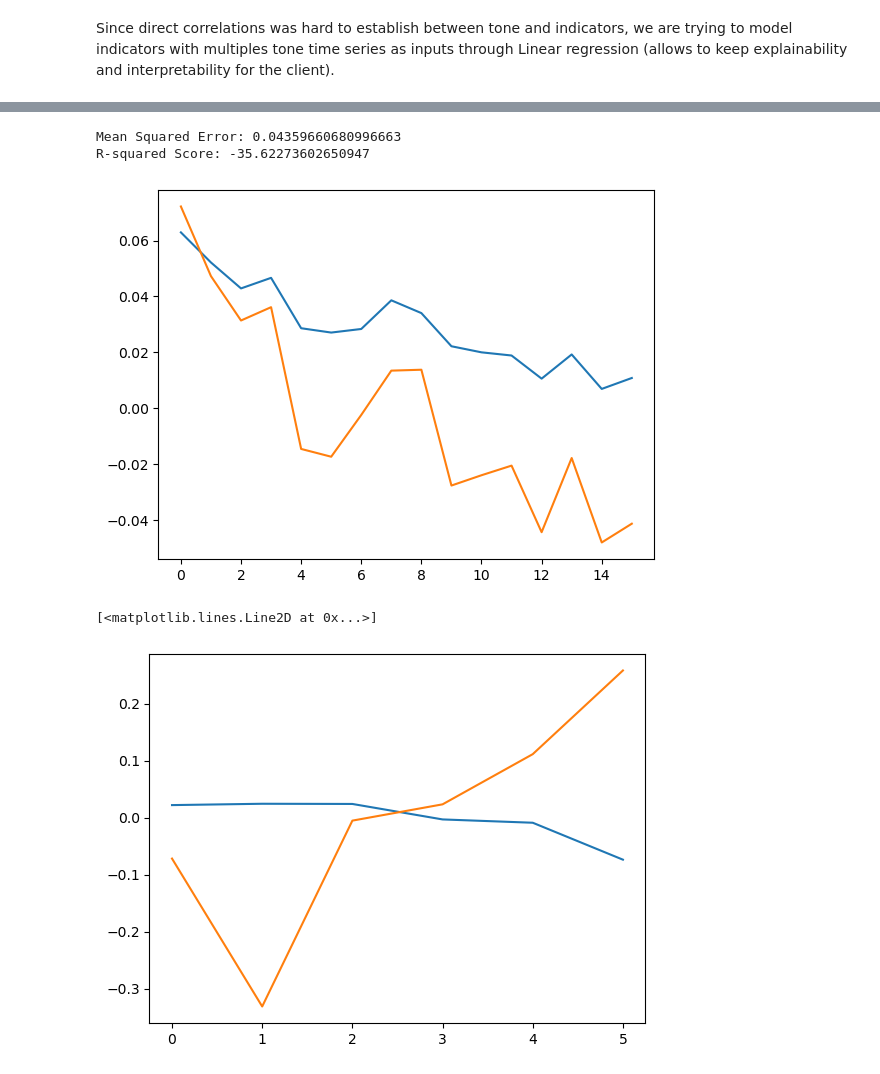
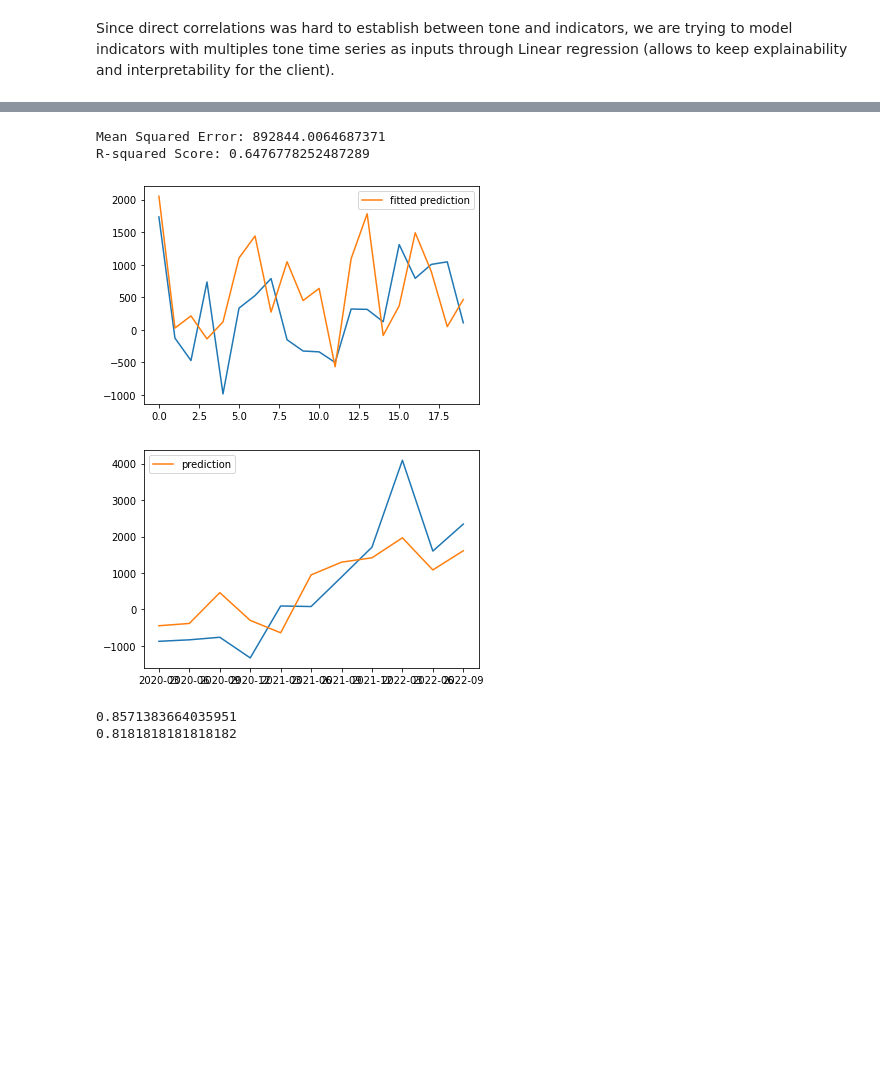
Before and after one commit to amaurycor/CRP_Egyptian_Economy, a Jupyter notebook: run_pipeline.ipynb, the cells around one changed output, grey strips where cells are left out. Saved outputs shown, nothing was run; the diff lists cells and outputs as text; code cells hidden in the pictures; blank space fills up the shorter version.

```diff
--- a/run_pipeline.ipynb
+++ b/run_pipeline.ipynb
@@ -67,11 +85,12 @@ Name: cleaned_themes, dtype: int64
 # %% [markdown]
 Since direct correlations was hard to establish between tone and indicators, we are trying to model indicators with multiples tone time series as inputs through Linear regression (allows to keep explainability and interpretability for the client).
 # %%
-# More convenient to reload data with the new tone (from NLP_models.ipynb) since the headlines data are too big for GitHub
-df = pd.read_csv('/Users/flickr-xc/Library/Mobile Documents/com~apple~CloudDocs/DSBA Courses/CRP/tone prediction/uae_tone_pred.csv')
+# More convenient to reload data with the new tone (obtained with NLP_models.ipynb)
+df = pd.read_csv('/Users/amaury/Documents/!DSBA/CRP/egypt_tone_pred_v2.csv')
+
 crash_test = NowcastingEco(df)
 # %%
-tone, ind = crash_test.compute_tone_time_series(df,'/Users/flickr-xc/Library/Mobile Documents/com~apple~CloudDocs/DSBA Courses/CRP/Bloomberg/Bloomberg_Data_UAE.xlsx')
+tone, ind = crash_test.compute_tone_time_series(df,'/Users/amaury/Documents/!DSBA/CRP/Differentiated data.xlsx')
 # %% [output]
 A value is trying to be set on a copy of a slice from a DataFrame.
 Try using .loc[row_indexer,col_indexer] = value instead
@@ -102,7 +124,7 @@ print(ind.Value)
 ## Linear Regression
 
 # Concatenate the selected tone series into a single DataFrame
-concatenated_series = pd.concat(tone[4],tone[5],tone[6],tone[8],tone[9], axis=1)
+concatenated_series = pd.concat([tone[0],tone[1],tone[11]], axis=1)
 # Merge the GDP indicator DataFrame with the concatenated series DataFrame
 merged_data = pd.merge(ind, concatenated_series, left_on='Date',right_on='date')  # or 'year'
 # to check if each filtered tone time series doesn't contain null values
@@ -129,7 +151,13 @@ print(merged_data)
 # %%
+from sklearn.linear_model import LinearRegression
+from sklearn.metrics import mean_squared_error,r2_score, mean_absolute_error
+from sklearn.preprocessing import StandardScaler, MinMaxScaler
+import matplotlib.pyplot as plt
+from scipy.stats import pearsonr
+
 # Split the data based on time
-train_data = merged_data[(merged_data['year'] >= 2015) & (merged_data['year'] <= 2018)]
-test_data = merged_data[(merged_data['year'] >= 2019) & (merged_data['year'] <= 2020)]
+train_data = merged_data[(merged_data['year'] >= 2015) & (merged_data['year'] <= 2019)]
+test_data = merged_data[(merged_data['year'] >= 2020) & (merged_data['year'] <= 2022)]
 
 X_train = train_data.iloc[:, 3:].values
 y_train = train_data['Value'].values.reshape(-1, 1)
@@ -148,42 +176,51 @@ X_test_scaled = scaler.fit_transform(X_test)
 y_test_scaled = scaler.fit_transform(y_test)
 
 # Create an instance of the linear regression model
-model = LinearRegression()  # / Lasso() / Ridge()
+model = LinearRegression()
 
 # Fit the model on the scaled training data
 model.fit(X_train_scaled, y_train_scaled)
 
 # Make predictions on the scaled testing data
 predictions_scaled = model.predict(X_test_scaled)
 
 # Inverse transform the predictions to obtain the original scale
 predictions = scaler.inverse_transform(predictions_scaled)
 
 mse = mean_squared_error(y_test, predictions)
 print("Mean Squared Error:", mse)
 
 r2 = r2_score(y_test, predictions)
 print("R-squared Score:", r2)
 
 # Plotting predictions on the training data
 train_predictions_scaled = model.predict(X_train_scaled)
 train_predictions = scaler.inverse_transform(train_predictions_scaled)
 
-
 plt.plot(y_train)
-plt.plot(train_predictions)
+plt.plot(train_predictions,label='fitted prediction')
+plt.legend()
 plt.show()
 
-test_data.year_month_str = pd.to_datetime([str(ym) for ym in test_data.year_month])
+test_data.year_month_str = [str(ym) for ym in test_data.year_month]
 
-plt.figure(figsize=(15,8))
-plt.plot(test_data.year_month_str,y_test, label='truth')
-plt.plot(test_data.year_month_str,predictions, label='prediction')
+
+plt.plot(test_data.year_month_str,y_test)
+plt.plot(test_data.year_month_str,predictions,label='prediction')
 plt.legend()
 plt.show()
+
+corr,_ = pearsonr(y_test.ravel(),predictions.ravel())
+print(corr)
+
+directional_accuracy = ((pd.Series(y_test.flatten()).diff() > 0) == (pd.Series(predictions.flatten()).diff() > 0)).mean()
+print(directional_accuracy)
+#print(pd.Series(y_test.flatten()))
+#print(pd.Series(predictions_scaled.flatten()))
 # %% [output]
-Mean Squared Error: 0.04359660680996663
-R-squared Score: -35.62273602650947
+Mean Squared Error: 892844.0064687371
+R-squared Score: 0.6476778252487289
-[figure, old version]
+[figure, new version]
+[figure, new version]
-[<matplotlib.lines.Line2D at 0x...>]
+0.8571383664035951
+0.8181818181818182
-[figure, old version]
```
Also changed, not shown: parts of 7 cells of this notebook, 1 other file.
